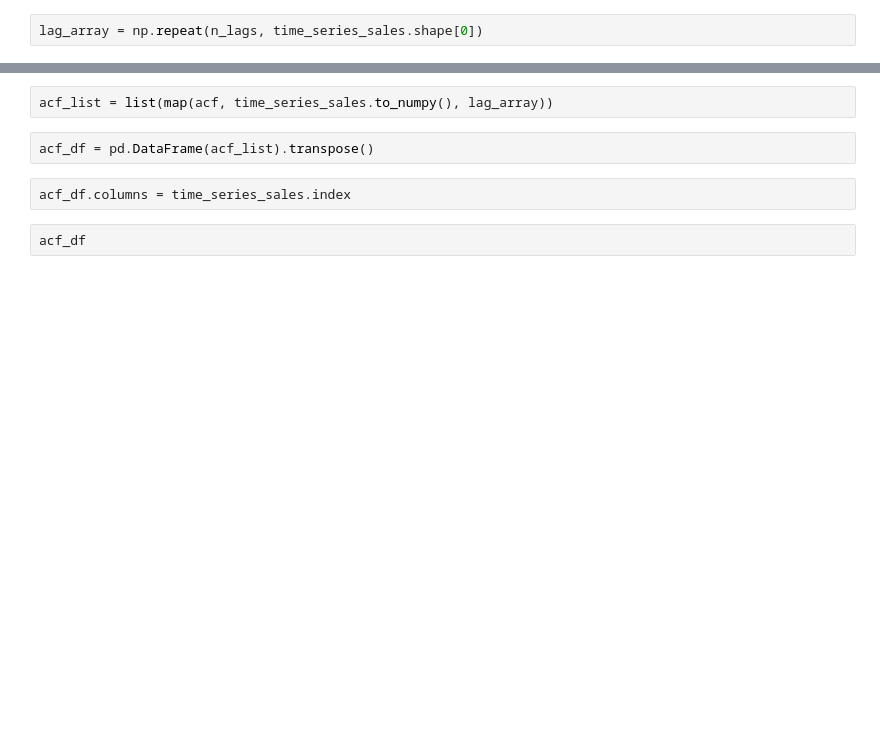
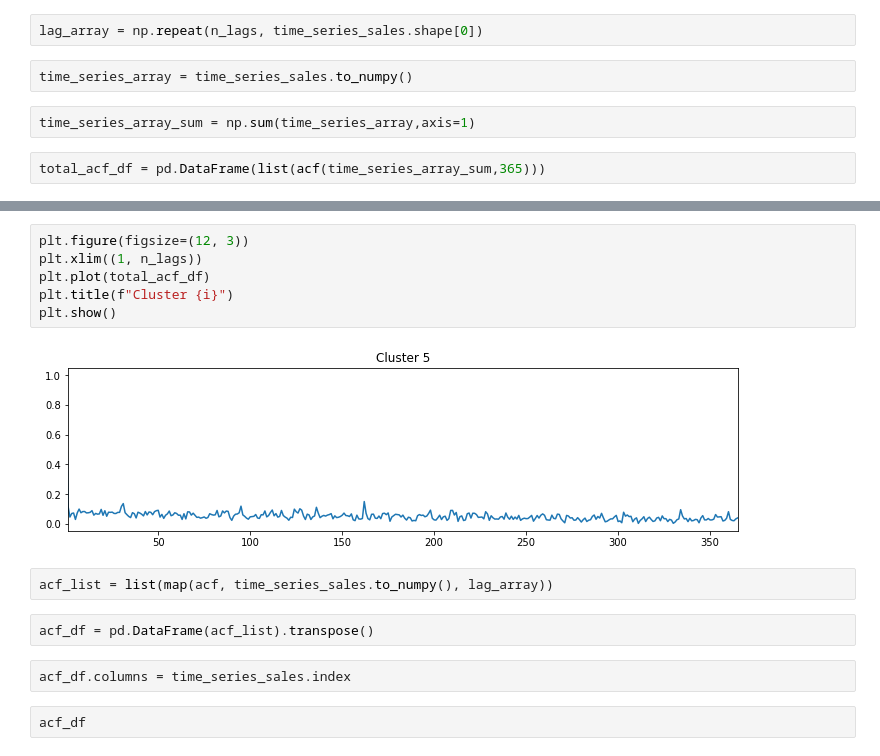
Before and after one commit to jmiller558/Capstone, a Jupyter notebook: JM_Workbook.ipynb, the cells around one changed output, grey strips where cells are left out. Cells and saved outputs as stored; diff of their text form; blank space fills up the shorter version.

```diff
--- a/JM_Workbook.ipynb
+++ b/JM_Workbook.ipynb
@@ -105,3 +161,9 @@ def acf(x, n_lags):
 n_lags = 365
 # %%
 lag_array = np.repeat(n_lags, time_series_sales.shape[0])
+# %%
+time_series_array = time_series_sales.to_numpy()
+# %%
+time_series_array_sum = np.sum(time_series_array,axis=1)
+# %%
+total_acf_df = pd.DataFrame(list(acf(time_series_array_sum,365)))
@@ -108,3 +176,11 @@ lag_array = np.repeat(n_lags, time_series_sales.shape[0])
+# %%
+plt.figure(figsize=(12, 3))
+plt.xlim((1, n_lags))
+plt.plot(total_acf_df)
+plt.title(f"Cluster {i}")
+plt.show()
+# %% [output]
+[figure, added]
 # %%
 acf_list = list(map(acf, time_series_sales.to_numpy(), lag_array))
 # %%
```
Also changed, not shown: parts of 41 cells of this notebook.
